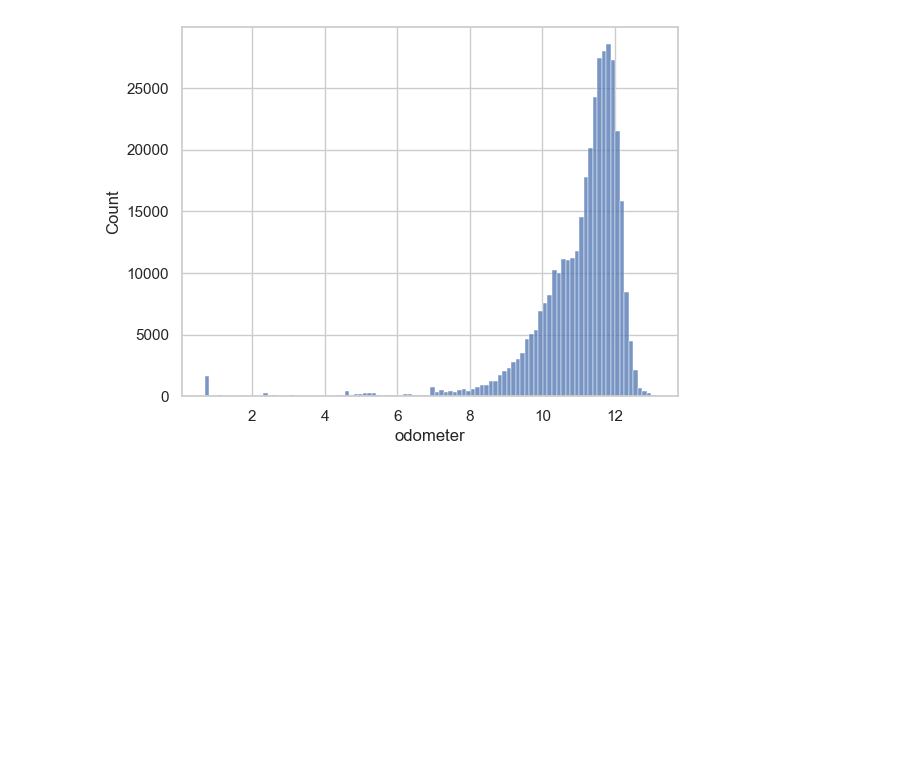
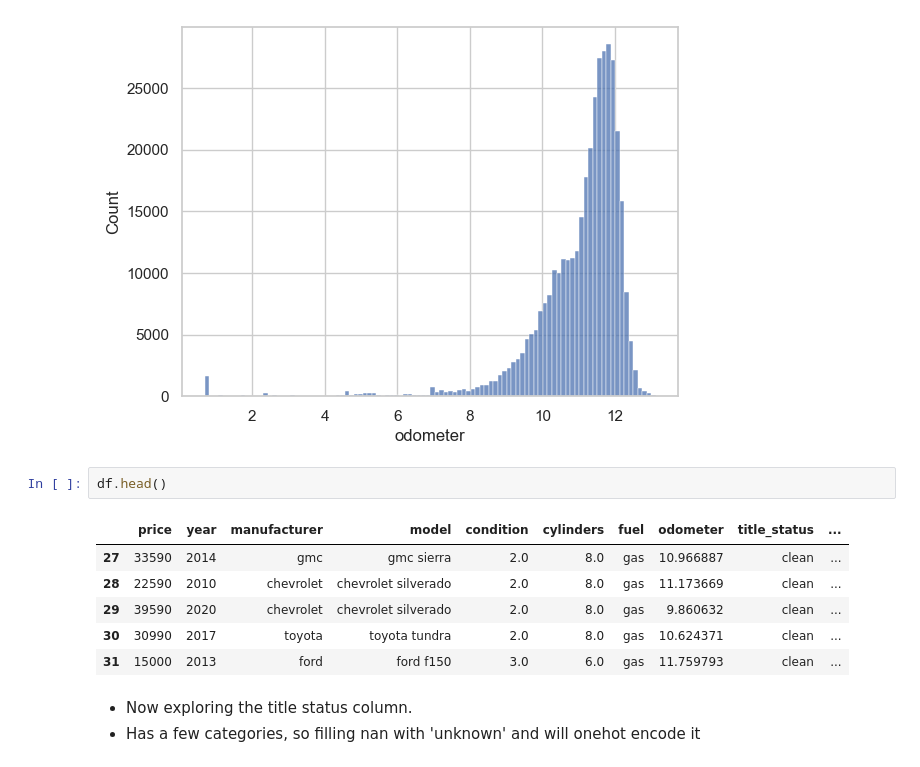
Before and after one commit to Claudy444/ML-Regression-Used-Cars, a Jupyter notebook: Notebooks/main.ipynb, the cells around one changed output. Drawn from its saved outputs; the diff is of its cells as text; blank space fills up the shorter version.

Commit message:
Handled the title status column

```diff
--- a/Notebooks/main.ipynb
+++ b/Notebooks/main.ipynb
@@ -715,3 +715,15 @@ sns.histplot(data=df, x='odometer', bins=100)
 plt.show()
 # %% [output]
 [figure]
+# %%
+df.head()
+# %% [output]
+|  | price | year | manufacturer | model | condition | cylinders | fuel | odometer | title_status | ... |
+| 27 | 33590 | 2014 | gmc | gmc sierra | 2.0 | 8.0 | gas | 10.966887 | clean | ... |
+| 28 | 22590 | 2010 | chevrolet | chevrolet silverado | 2.0 | 8.0 | gas | 11.173669 | clean | ... |
+| 29 | 39590 | 2020 | chevrolet | chevrolet silverado | 2.0 | 8.0 | gas | 9.860632 | clean | ... |
+| 30 | 30990 | 2017 | toyota | toyota tundra | 2.0 | 8.0 | gas | 10.624371 | clean | ... |
+| 31 | 15000 | 2013 | ford | ford f150 | 3.0 | 6.0 | gas | 11.759793 | clean | ... |
+# %% [markdown]
+- Now exploring the title status column.
+- Has a few categories, so filling nan with 'unknown' and will onehot encode it
```
Also changed, not shown: parts of 3 cells of this notebook.
